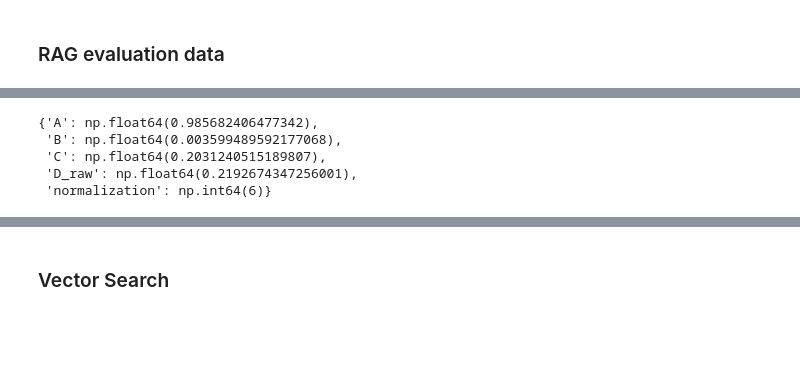
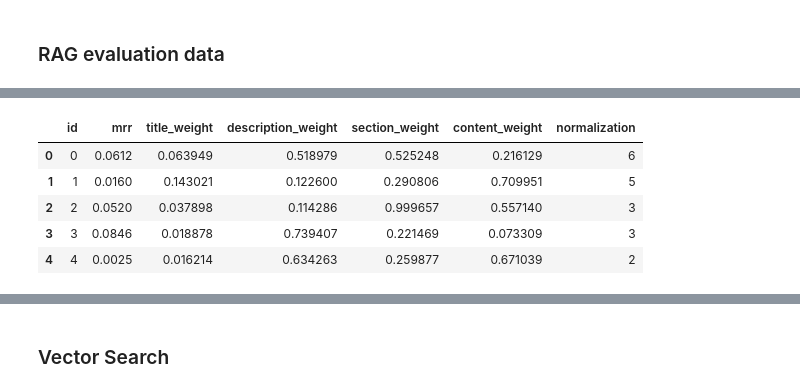
Before and after one commit to bastien-winant/wikifin-rag, a Jupyter notebook: src/wikifin_rag/evaluation.ipynb, the cells around one changed output, grey strips where cells are left out. Saved outputs shown, nothing was run; the diff lists cells and outputs as text; code cells hidden in the pictures; blank space fills up the shorter version.

```diff
--- a/src/wikifin_rag/evaluation.ipynb
+++ b/src/wikifin_rag/evaluation.ipynb
@@ -142,9 +147 @@ best_params = fmin(
 )
-# %%
-best
-# %% [output]
-{'A': np.float64(0.985682406477342),
- 'B': np.float64(0.003599489592177068),
- 'C': np.float64(0.2031240515189807),
- 'D_raw': np.float64(0.2192674347256001),
- 'normalization': np.int64(6)}
@@ -150,0 +162,9 @@ best
+# %%
+text_search_trials_df.head()
+# %% [output]
+|  | id | mrr | title_weight | description_weight | section_weight | content_weight | normalization |
+| 0 | 0 | 0.0612 | 0.063949 | 0.518979 | 0.525248 | 0.216129 | 6 |
+| 1 | 1 | 0.0160 | 0.143021 | 0.122600 | 0.290806 | 0.709951 | 5 |
+| 2 | 2 | 0.0520 | 0.037898 | 0.114286 | 0.999657 | 0.557140 | 3 |
+| 3 | 3 | 0.0846 | 0.018878 | 0.739407 | 0.221469 | 0.073309 | 3 |
+| 4 | 4 | 0.0025 | 0.016214 | 0.634263 | 0.259877 | 0.671039 | 2 |
```
Also changed, not shown: parts of 15 cells of this notebook.
